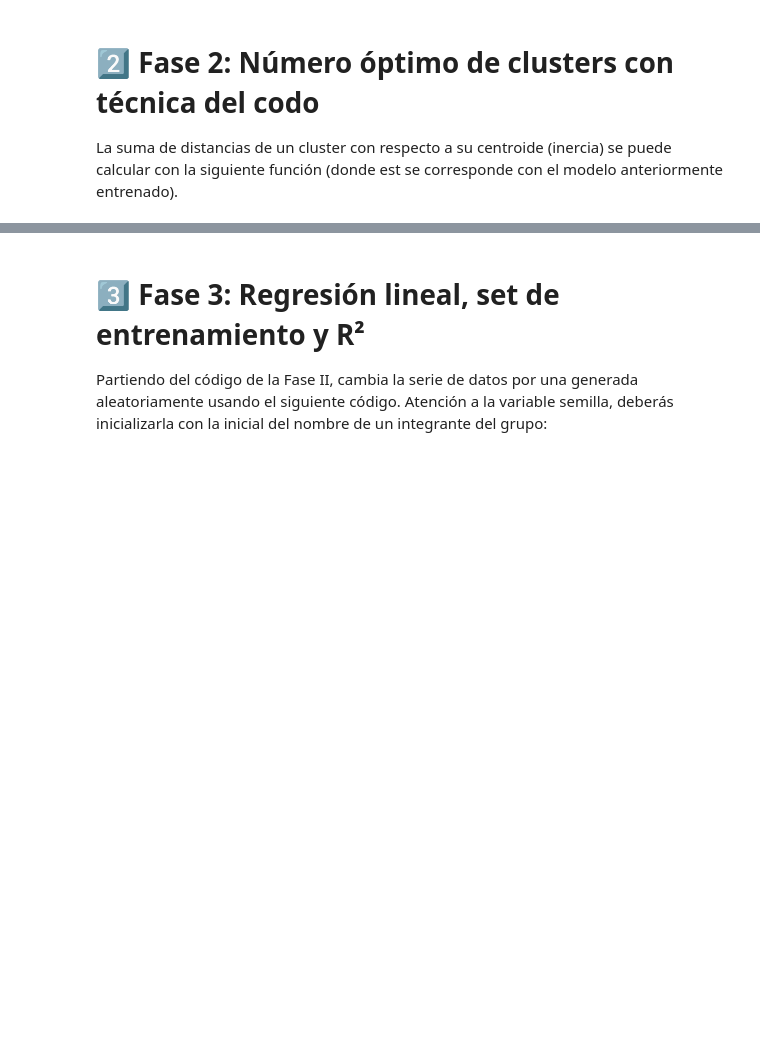
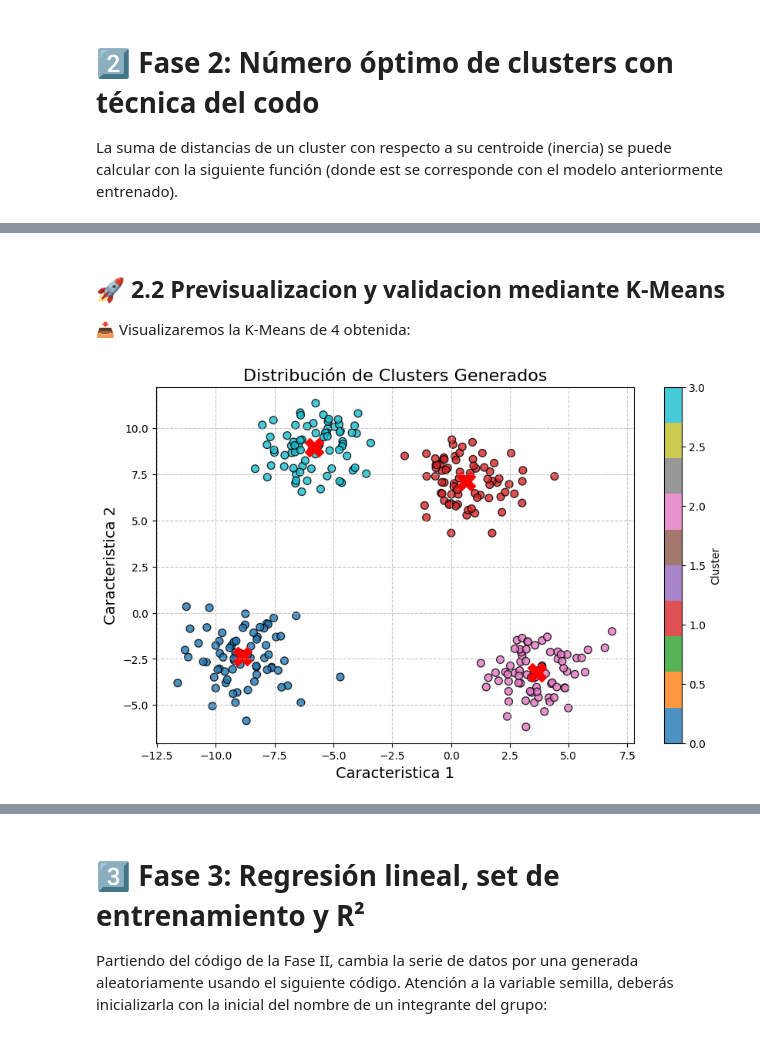
Before and after one commit to ChrisJavier/UIDE_12_AI_ANALITICS_METHODS, a Jupyter notebook: Week02/MAOAI_CP_W2_E12.ipynb, the cells around one changed output, grey strips where cells are left out. Saved outputs shown, nothing was run; the diff lists cells and outputs as text; code cells hidden in the pictures; blank space fills up the shorter version.

```diff
--- a/Week02/MAOAI_CP_W2_E12.ipynb
+++ b/Week02/MAOAI_CP_W2_E12.ipynb
@@ -590,0 +269,38 @@ plt.show()
+# %% [markdown]
+## 🚀 2.2 Previsualizacion y validacion mediante K-Means
+
+📥 Visualizaremos la K-Means de 4 obtenida:
+# %%
+# Crear la figura
+plt.figure(figsize=(10,6))
+
+# Gráfico representativo
+scatter = plt.scatter(X[: , 0], X[: , 1],
+                      c= y_kmeans, # Coloreamos los puntos en base a los grupos del conjunto y_kmeans
+                      cmap='tab10', # Colores para los grupos de datos
+                      s = 50,
+                      alpha=0.8,
+                      edgecolors="black");
+
+# Gráficamos el centroide
+plt.scatter(
+    est.cluster_centers_[:,0], # Coordenada X del centroide
+    est.cluster_centers_[:,1], # Coordenada Y del centroide
+    marker="X",
+    s=300,
+    c="red",
+    label="Centroides"
+)
+
+# Personalización
+plt.title("Distribución de Clusters Generados", fontsize=16)
+plt.xlabel("Caracteristica 1", fontsize=14)
+plt.ylabel("Caracteristica 2", fontsize=14)
+plt.grid(True, linestyle='--', alpha=0.7)
+
+plt.colorbar(scatter, label="Cluster");
+
+# Mostrar el gráfico
+plt.show()
+# %% [output]
+[figure, added]
```
Also changed, not shown: parts of 50 cells of this notebook.
